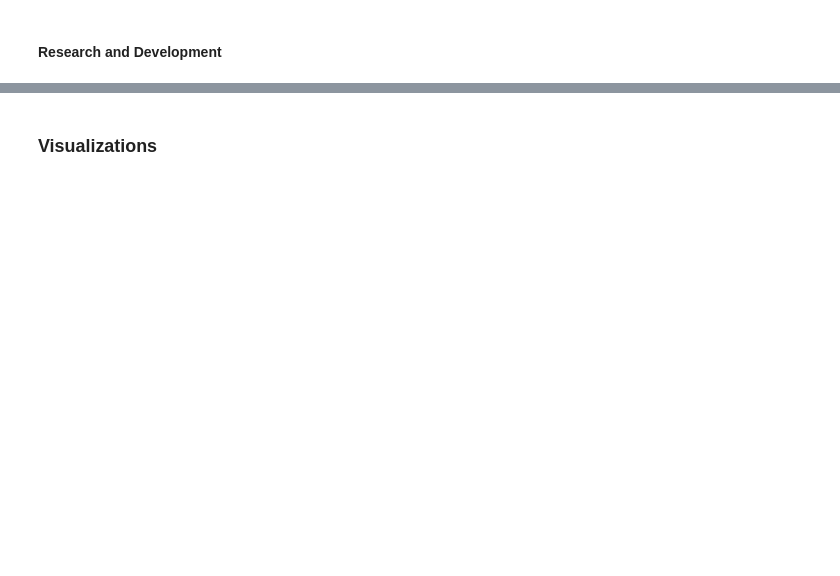
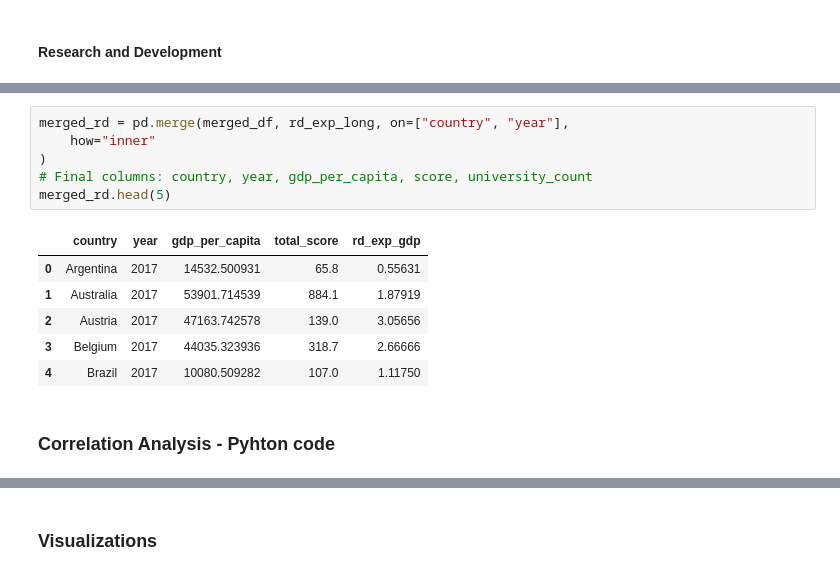
Before and after one commit to i11g/Data-Science-Project, a Jupyter notebook: Data.ipynb, the cells around one changed output, grey strips where cells are left out. Cells and saved outputs as stored; diff of their text form; blank space fills up the shorter version.

```diff
--- a/Data.ipynb
+++ b/Data.ipynb
@@ -1947,0 +2287,15 @@ Kendall:  tau = 0.4143, p = 2.512e-19
+# %%
+merged_rd = pd.merge(merged_df, rd_exp_long, on=["country", "year"],
+    how="inner"
+)
+# Final columns: country, year, gdp_per_capita, score, university_count
+merged_rd.head(5)
+# %% [output]
+|  | country | year | gdp_per_capita | total_score | rd_exp_gdp |
+| 0 | Argentina | 2017 | 14532.500931 | 65.8 | 0.55631 |
+| 1 | Australia | 2017 | 53901.714539 | 884.1 | 1.87919 |
+| 2 | Austria | 2017 | 47163.742578 | 139.0 | 3.05656 |
+| 3 | Belgium | 2017 | 44035.323936 | 318.7 | 2.66666 |
+| 4 | Brazil | 2017 | 10080.509282 | 107.0 | 1.11750 |
+# %% [markdown]
+### Correlation Analysis - Pyhton code
```
Also changed, not shown: parts of 81 cells of this notebook, 15 other files.
